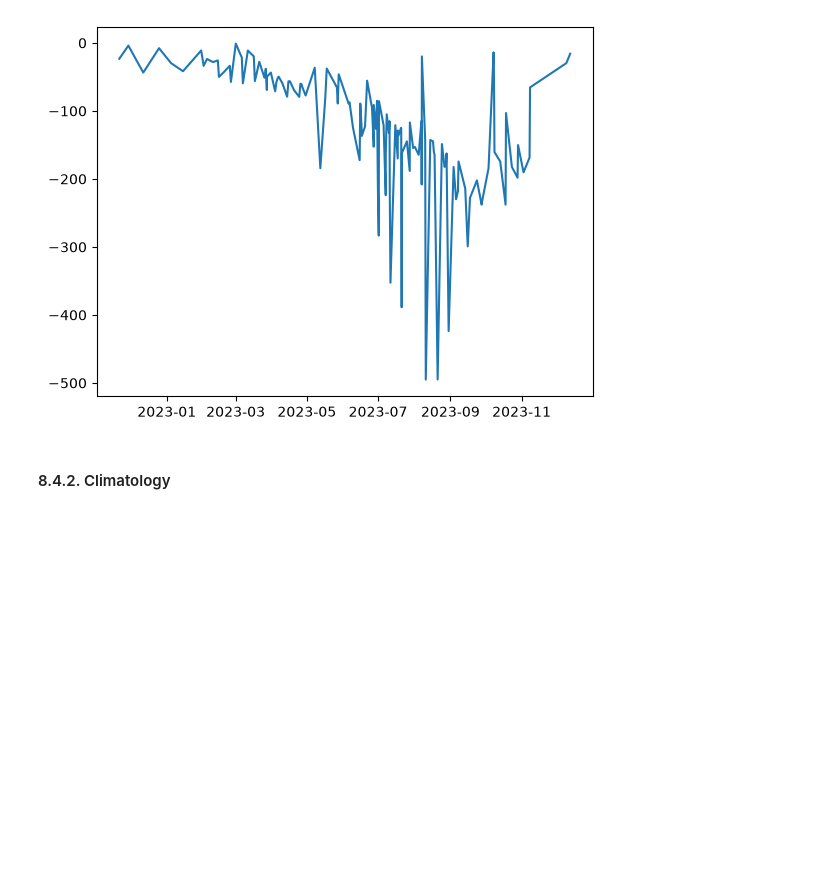
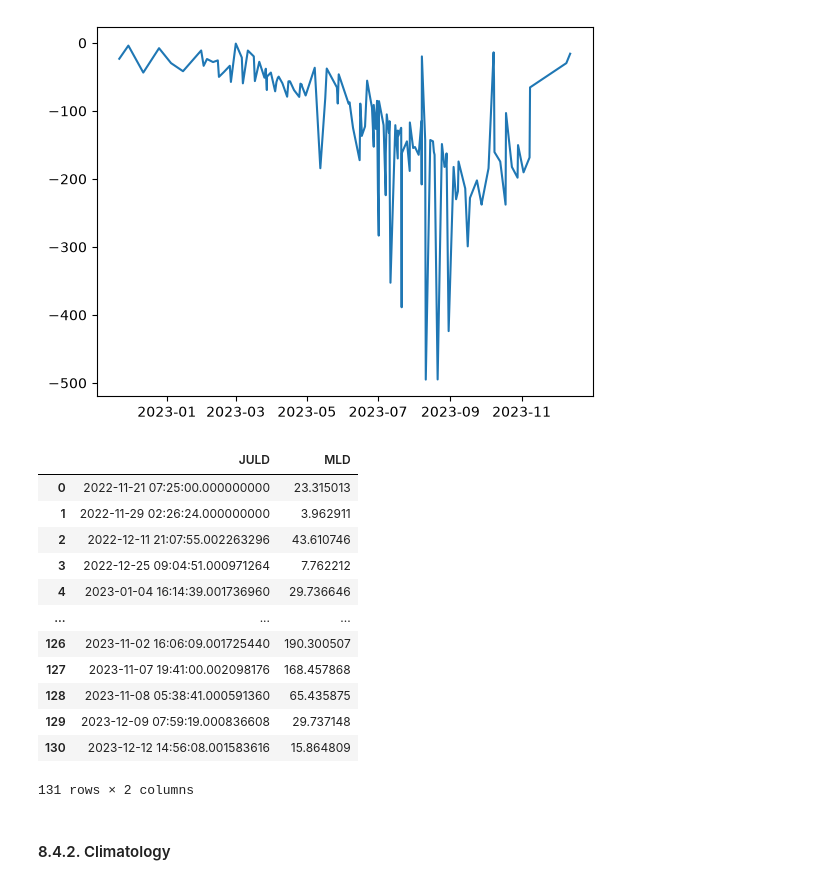
Before and after one commit to go-bgc/Marine-Heat-Waves, a Jupyter notebook: contributors/abby/LoadData_AB.ipynb, the cells around one changed output. Saved outputs shown, nothing was run; the diff lists cells and outputs as text; code cells hidden in the pictures; blank space fills up the shorter version.

```diff
--- a/contributors/abby/LoadData_AB.ipynb
+++ b/contributors/abby/LoadData_AB.ipynb
@@ -999,3 +999,19 @@ else:
         on='JULD',
         how='left'
     )
+# %%
+MLD_mhw
+# %% [output]
+|  | JULD | MLD |
+| 0 | 2022-11-21 07:25:00.000000000 | 23.315013 |
+| 1 | 2022-11-29 02:26:24.000000000 | 3.962911 |
+| 2 | 2022-12-11 21:07:55.002263296 | 43.610746 |
+| 3 | 2022-12-25 09:04:51.000971264 | 7.762212 |
+| 4 | 2023-01-04 16:14:39.001736960 | 29.736646 |
+| ... | ... | ... |
+| 126 | 2023-11-02 16:06:09.001725440 | 190.300507 |
+| 127 | 2023-11-07 19:41:00.002098176 | 168.457868 |
+| 128 | 2023-11-08 05:38:41.000591360 | 65.435875 |
+| 129 | 2023-12-09 07:59:19.000836608 | 29.737148 |
+| 130 | 2023-12-12 14:56:08.001583616 | 15.864809 |
+131 rows × 2 columns
```
Also changed, not shown: parts of 3 cells of this notebook, 1 other file.
